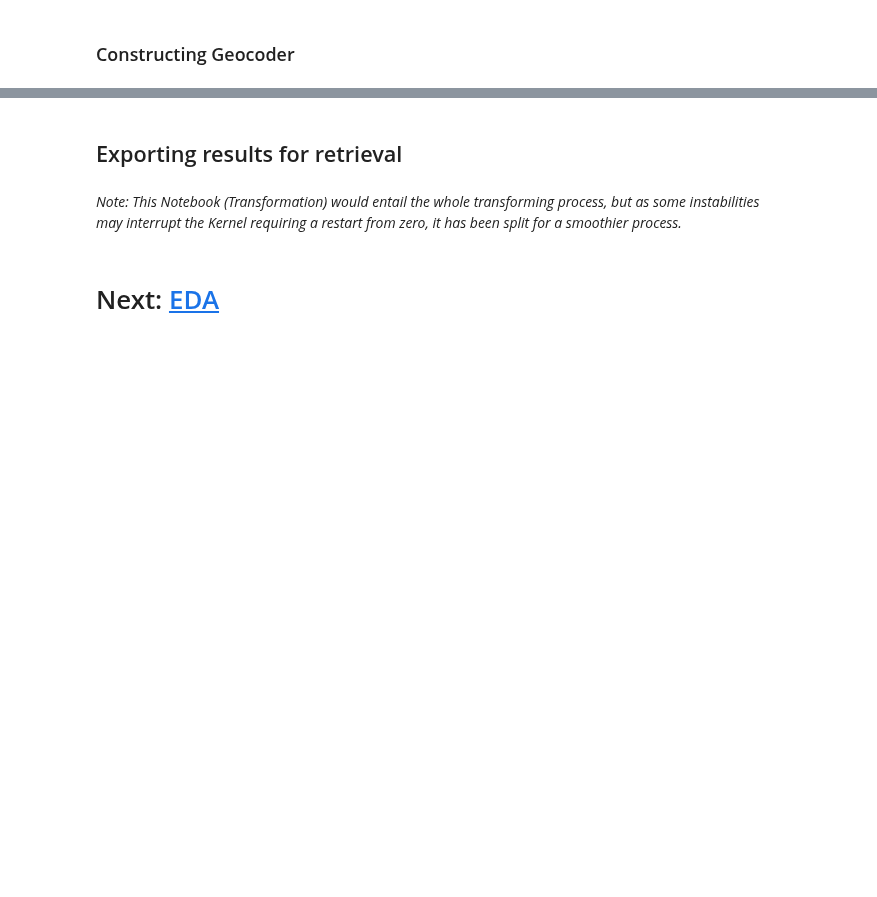
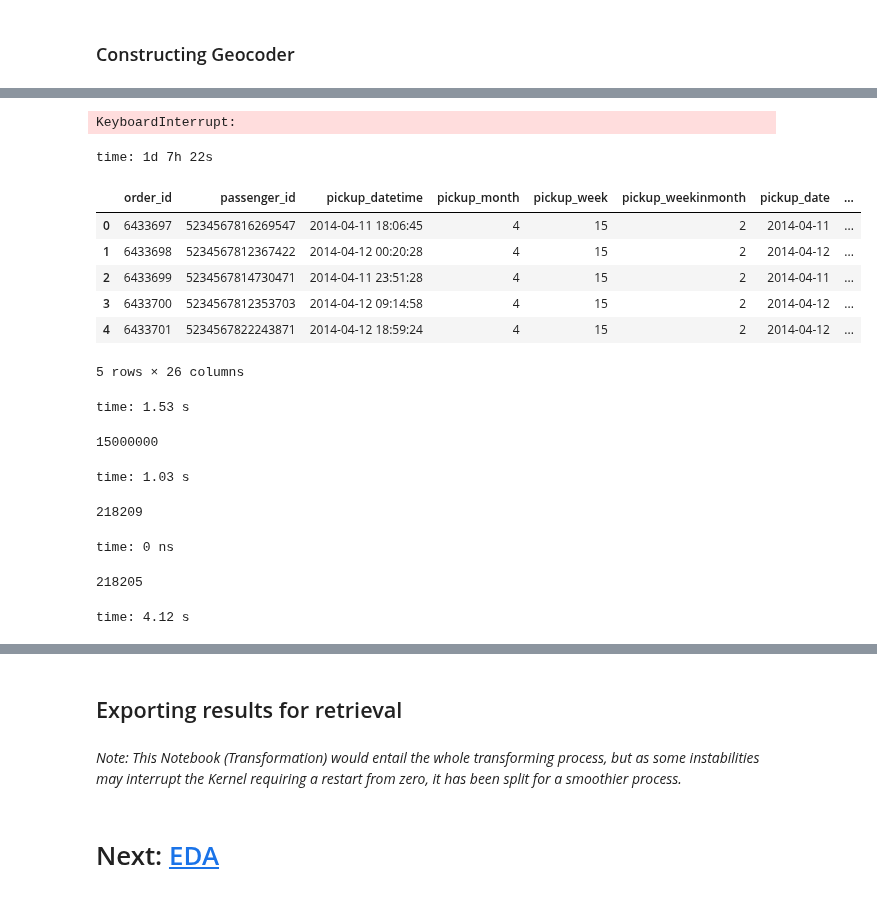
Before and after one commit to isis-santos-costa/99_Challenge, a Jupyter notebook: 99__DataTransformation3F.ipynb, the cells around one changed output, grey strips where cells are left out. Cells and saved outputs as stored; diff of their text form; code cells hidden in the pictures; blank space fills up the shorter version.

```diff
--- a/99__DataTransformation3F.ipynb
+++ b/99__DataTransformation3F.ipynb
@@ -189,0 +376,5 @@ df_orders_sm.head()
+# %%
+try:
+    df_orders_tF['pickup_address'] = df_orders_tF.apply(lambda row: locator.reverse((row['pickup_latitude'], row['pickup_longitude'])).raw['address'], axis=1)
+except Exception:
+    pass
@@ -189,0 +410,9 @@ df_orders_sm.head()
+# %%
+df_orders_geo2 = df_orders_tF[['order_id', 'pickup_latitude', 'pickup_longitude']]
+df_orders_geo2['address'] = ['']*len(df_orders_geo2)
+
+for i in range(3):
+#df_orders_geo2['address'] = df_orders_geo2.apply(lambda row: locator.reverse((row['pickup_latitude'], row['pickup_longitude'])).raw['address'], axis=1)
+    df_orders_geo2['address'][i] = (locator.reverse(df_orders_geo2['pickup_latitude'][i], df_orders_geo2['pickup_longitude'][i])).raw['address']
+
+df_orders_geo2.head(3)
@@ -189,0 +422,3 @@ df_orders_sm.head()
+# %%
+coordinates = str(df_orders_tF['pickup_latitude'][0]) + ',' + str(df_orders_tF['pickup_longitude'][0])
+coordinates
@@ -189,0 +448,38 @@ df_orders_sm.head()
+# %%
+df_orders_tF['address'] = [''] * len(df_orders_tF)
+
+for i in range(len(df_orders_tF)):
+    coordinates = str(df_orders_tF['pickup_latitude'][i]) + ',' + str(df_orders_tF['pickup_longitude'][i])
+    try:
+        df_orders_tF['address'][i] = (locator.reverse(coordinates)).raw['address']
+    except Exception:
+        pass
+# %% [output]
+KeyboardInterrupt:
+time: 1d 7h 22s
+# %%
+df_orders_tF.head()
+# %% [output]
+|  | order_id | passenger_id | pickup_datetime | pickup_month | pickup_week | pickup_weekinmonth | pickup_date | ... |
+| 0 | 6433697 | 5234567816269547 | 2014-04-11 18:06:45 | 4 | 15 | 2 | 2014-04-11 | ... |
+| 1 | 6433698 | 5234567812367422 | 2014-04-12 00:20:28 | 4 | 15 | 2 | 2014-04-12 | ... |
+| 2 | 6433699 | 5234567814730471 | 2014-04-11 23:51:28 | 4 | 15 | 2 | 2014-04-11 | ... |
+| 3 | 6433700 | 5234567812353703 | 2014-04-12 09:14:58 | 4 | 15 | 2 | 2014-04-12 | ... |
+| 4 | 6433701 | 5234567822243871 | 2014-04-12 18:59:24 | 4 | 15 | 2 | 2014-04-12 | ... |
+5 rows × 26 columns
+time: 1.53 s
+# %%
+df_orders_tF['address'].count()
+# %% [output]
+15000000
+time: 1.03 s
+# %%
+i
+# %% [output]
+218209
+time: 0 ns
+# %%
+df_orders_tF['address'].count() - df_orders_tF['address'].apply(lambda x: x=='').sum()
+# %% [output]
+218205
+time: 4.12 s
```
Also changed, not shown: parts of 112 cells of this notebook.
